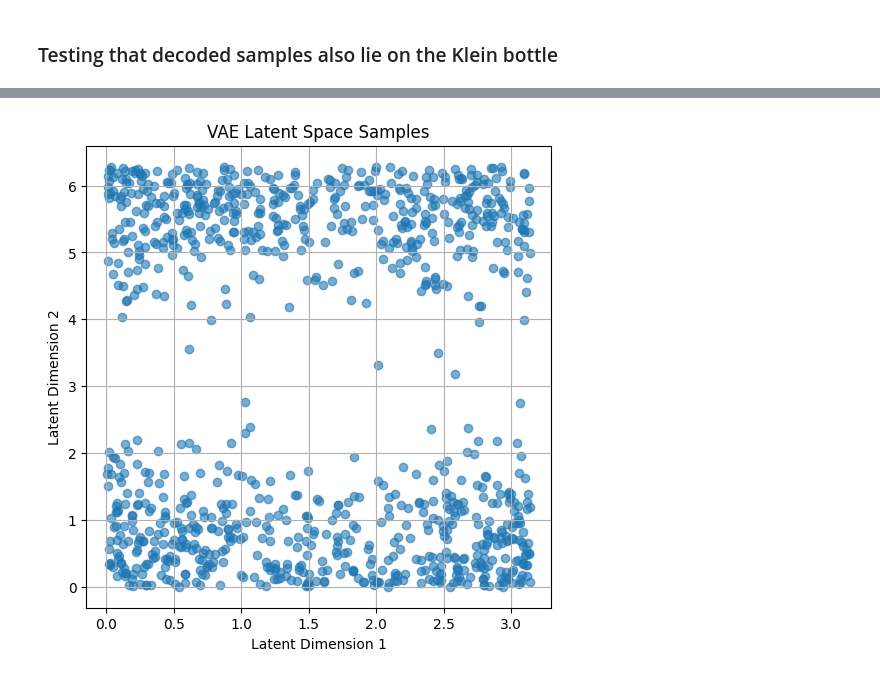
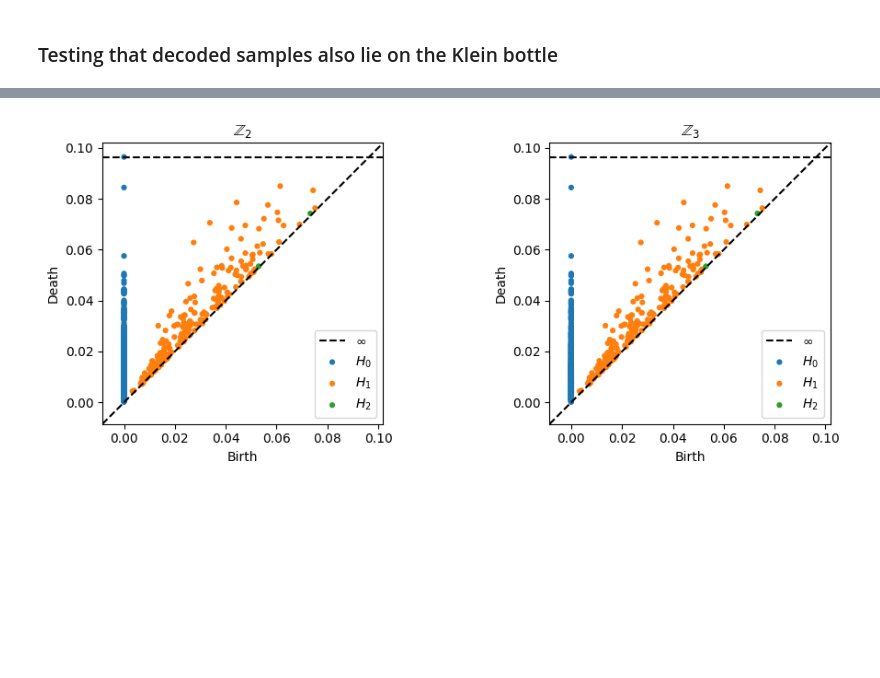
Before and after one commit to bekemax/KleinVAE, a Jupyter notebook: notebooks/klein-vae-experiments.ipynb, the cells around one changed output, grey strips where cells are left out. Drawn from its saved outputs; the diff is of its cells as text; code cells hidden in the pictures; blank space fills up the shorter version.

```diff
--- a/notebooks/klein-vae-experiments.ipynb
+++ b/notebooks/klein-vae-experiments.ipynb
@@ -50,8 +66,8 @@ plot_diagrams(diagrams, show=True, title='Persistence Diagrams for Sampled Filte
 # %% [markdown]
 ### Running the model
 # %%
-vae_model = SimpleVAE()
-klein_vae_module = KleinVAEModule(model=vae_model, batch_size=64)
+vae_model = SimpleVAE(hidden_dims=[16,32,16])
+klein_vae_module = KleinVAEModule(model=vae_model, batch_size=BATCH_SIZE, lr=1e-4, kl_weight=1e-1)
 # %% [markdown]
 #### Checking the filters BEFORE training
 # %%
@@ -80,7 +96,7 @@ plot_diagrams(diagrams, show=True, title='Persistence Diagrams for Decoded Filte
 # %% [markdown]
 ### Training
 # %%
-trainer = Trainer(devices=1, accelerator="cpu", max_epochs=100, enable_progress_bar=True)
+trainer = Trainer(accelerator="cpu", max_epochs=100, enable_progress_bar=True)
 trainer.fit(klein_vae_module, datamodule=datamodule)
 # %% [output]
 💡 Tip: For seamless cloud uploads and versioning, try installing [litmodels](https://pypi.org/project/litmodels/) to enable LitModelCheckpoint, which syncs automatically with the Lightning model regis ...
@@ -123,9 +139,6 @@ plt.show()
 # %% [markdown]
 ### Testing that decoded samples also lie on the Klein bottle
 # %%
-samples = klein_vae_module.sample(num_samples=500)
-decoded = klein_vae_module.model.decode(samples).detach().cpu().numpy()
-batch = decoded
-
-diagrams = ripser(batch, maxdim=2)['dgms']
-plot_diagrams(diagrams, show=True, title='Persistence Diagrams for Decoded Filters')
+samples = klein_vae_module.sample(num_samples=1000)
+decoded = klein_vae_module.model.decode(samples)
+batch = decoded.detach().cpu().numpy()
@@ -160,16 +145,16 @@ Total training examples: 648000
-# %%
-# Scatter plot of latent coordinates in 2D
-try:
-    coords = multiclass_datamodule.coordinates.detach().cpu().numpy()
-except AttributeError:
-    coords = samples  # assume it's already a NumPy array
-
-plt.figure(figsize=(6, 6))
-plt.scatter(coords[:, 0], coords[:, 1], alpha=0.6)
-plt.xlabel('Latent Dimension 1')
-plt.ylabel('Latent Dimension 2')
-plt.title('VAE Latent Space Samples')
-plt.grid(True)
-plt.show()
-# %% [output]
-[figure, removed]
+# %%
+diagrams2 = ripser(batch, maxdim=2, coeff=2)['dgms']
+diagrams3 = ripser(batch, maxdim=2, coeff=3)['dgms']
+# %%
+fig, axes = plt.subplots(1, 2, figsize=(10, 4))
+
+axes[0].set_title('$\mathbb{Z}_2$')
+plot_diagrams(diagrams2, ax=axes[0], show=False)
+
+axes[1].set_title('$\mathbb{Z}_3$')
+plot_diagrams(diagrams3, ax=axes[1], show=False)
+
+plt.tight_layout()
+plt.show()
+# %% [output]
+[figure, added]
```
Also changed, not shown: parts of 15 cells of this notebook, 2 other files.
